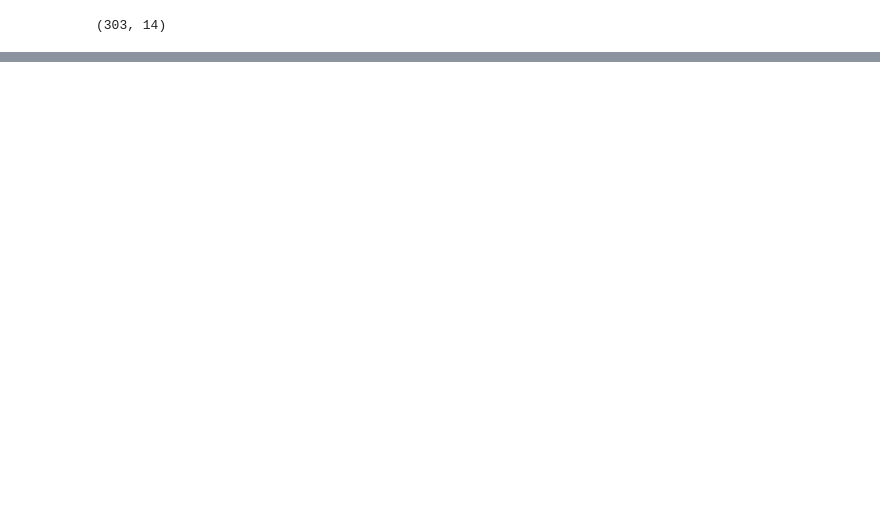
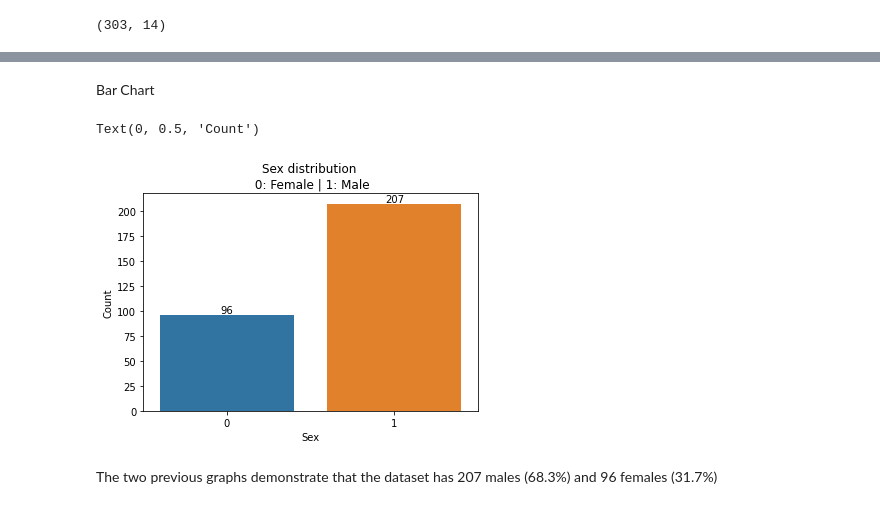
Before and after one commit to joaoreis16/heart_attack_prediction, a Jupyter notebook: code/main.ipynb, the cells around one changed output, grey strips where cells are left out. Drawn from its saved outputs; the diff is of its cells as text; code cells hidden in the pictures; blank space fills up the shorter version.

```diff
--- a/code/main.ipynb
+++ b/code/main.ipynb
@@ -41,0 +92,13 @@ print(data.shape)
+# %% [markdown]
+Bar Chart
+# %%
+ax = sns.countplot(x='sex', data=data)
+ax.bar_label(ax.containers[0])
+plt.title('Sex distribution \n 0: Female | 1: Male', fontsize=12)
+plt.xlabel('Sex')
+plt.ylabel('Count')
+# %% [output]
+Text(0, 0.5, 'Count')
+[figure, added]
+# %% [markdown]
+The two previous graphs demonstrate that the dataset has 207 males (68.3%) and 96 females (31.7%)
```
Also changed, not shown: parts of 14 cells of this notebook.
